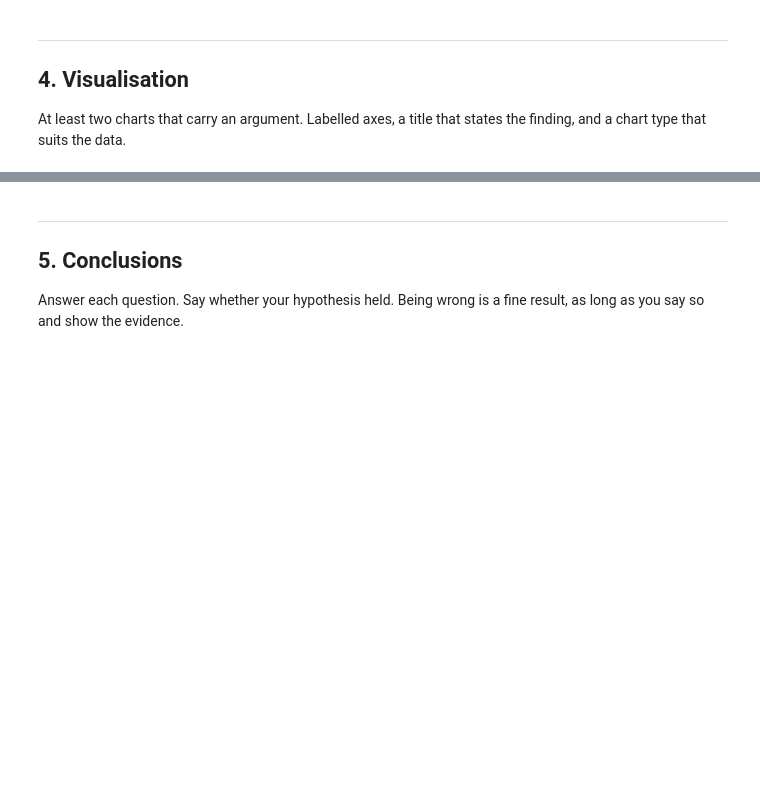
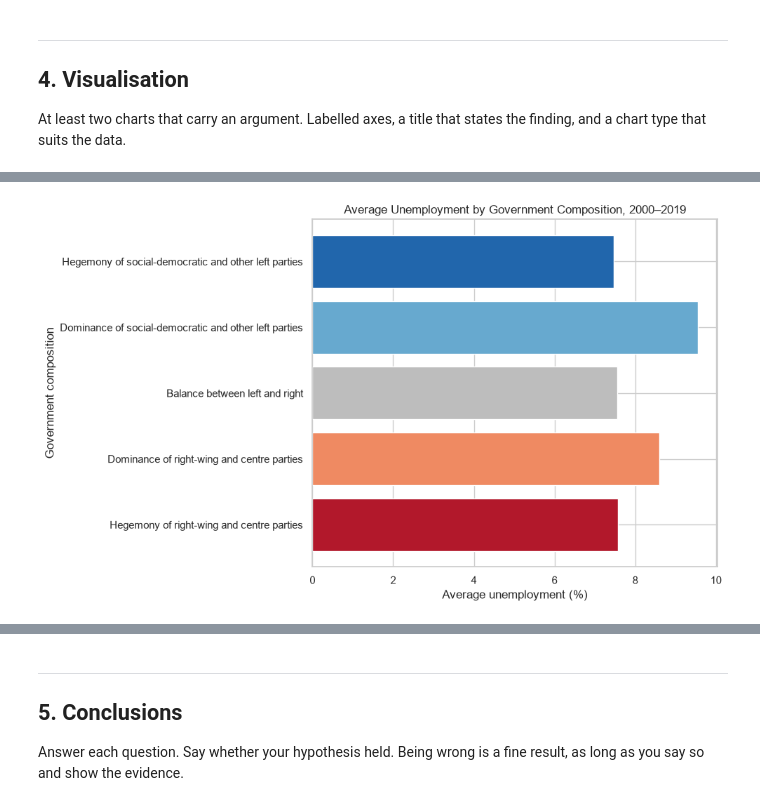
Before and after one commit to rekha-cyber/rekha_branch, a Jupyter notebook: notebooks/03_hypothesis_and_visualization.ipynb, the cells around one changed output, grey strips where cells are left out. Cells and saved outputs as stored; diff of their text form; code cells hidden in the pictures; blank space fills up the shorter version.

```diff
--- a/notebooks/03_hypothesis_and_visualization.ipynb
+++ b/notebooks/03_hypothesis_and_visualization.ipynb
@@ -362,0 +405,17 @@ At least two charts that carry an argument. Labelled axes, a title that states t
+# %%
+plt.figure(figsize=(10, 6))
+
+plt.barh(
+    unemployment_by_government["government_type"],
+    unemployment_by_government["avg_unemployment"],
+    color=colors
+)
+
+plt.xlabel("Average unemployment (%)")
+plt.ylabel("Government composition")
+plt.title("Average Unemployment by Government Composition, 2000–2019")
+
+plt.tight_layout()
+plt.show()
+# %% [output]
+[figure, added]
```
Also changed, not shown: parts of 8 cells of this notebook.
